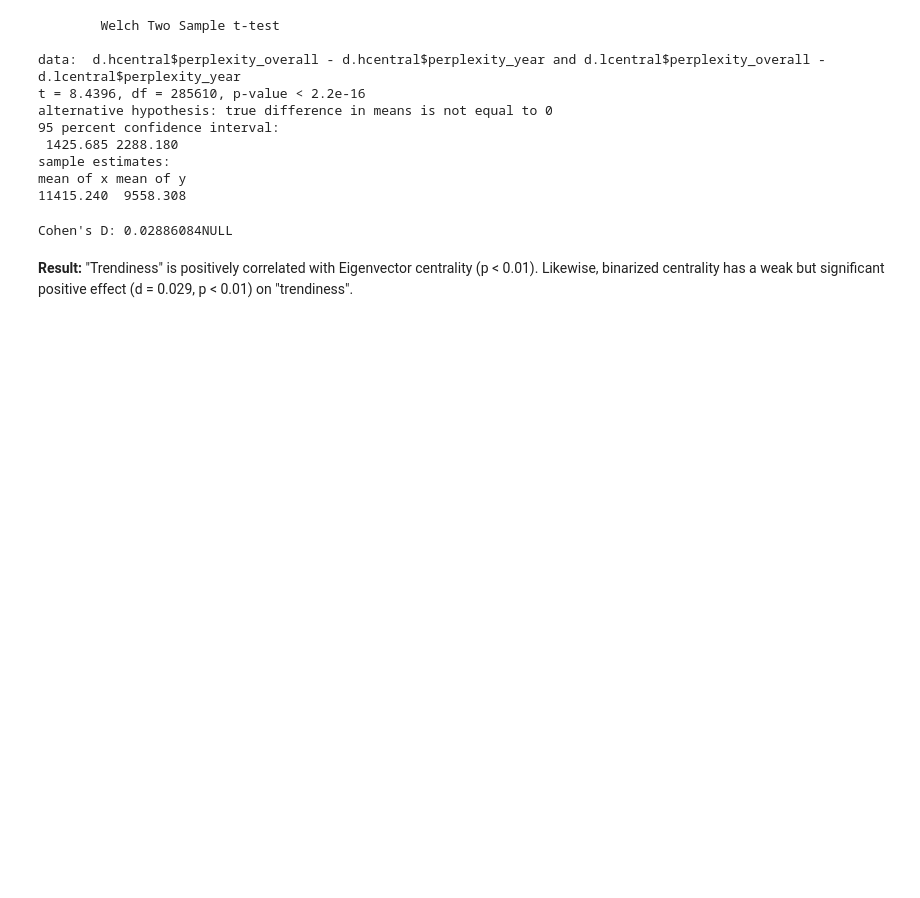
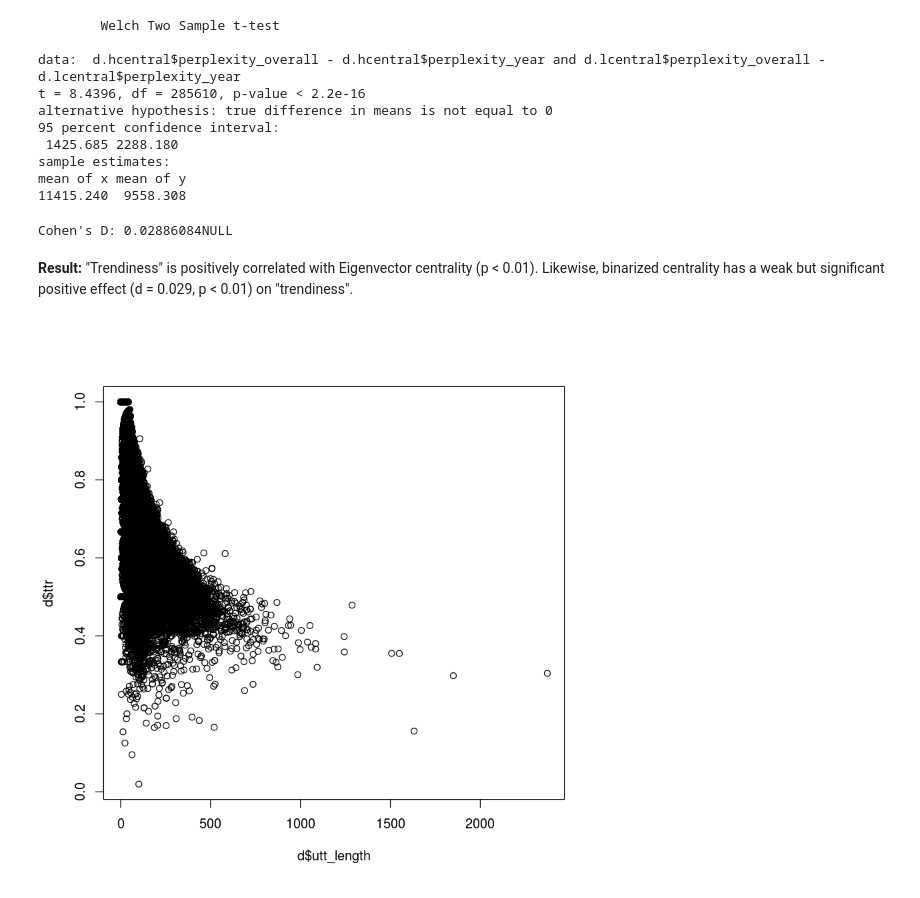
Before and after one commit to winobes/lasn, a Jupyter notebook: code/analysis.ipynb, the cells around one changed output. Saved outputs shown, nothing was run; the diff lists cells and outputs as text; code cells hidden in the pictures; blank space fills up the shorter version.

```diff
--- a/code/analysis.ipynb
+++ b/code/analysis.ipynb
@@ -301,3 +303,7 @@ mean of x mean of y
 Cohen's D: 0.02886084NULL
 # %% [markdown]
 **Result:** "Trendiness" is positively correlated with Eigenvector centrality (p < 0.01). Likewise, binarized centrality has a weak but significant positive effect (d = 0.029, p < 0.01) on "trendiness".
+# %%
+plot(d$utt_length, d$ttr)
+# %% [output]
+[figure, added]
```
Also changed, not shown: parts of 7 cells of this notebook, 7 other files.
